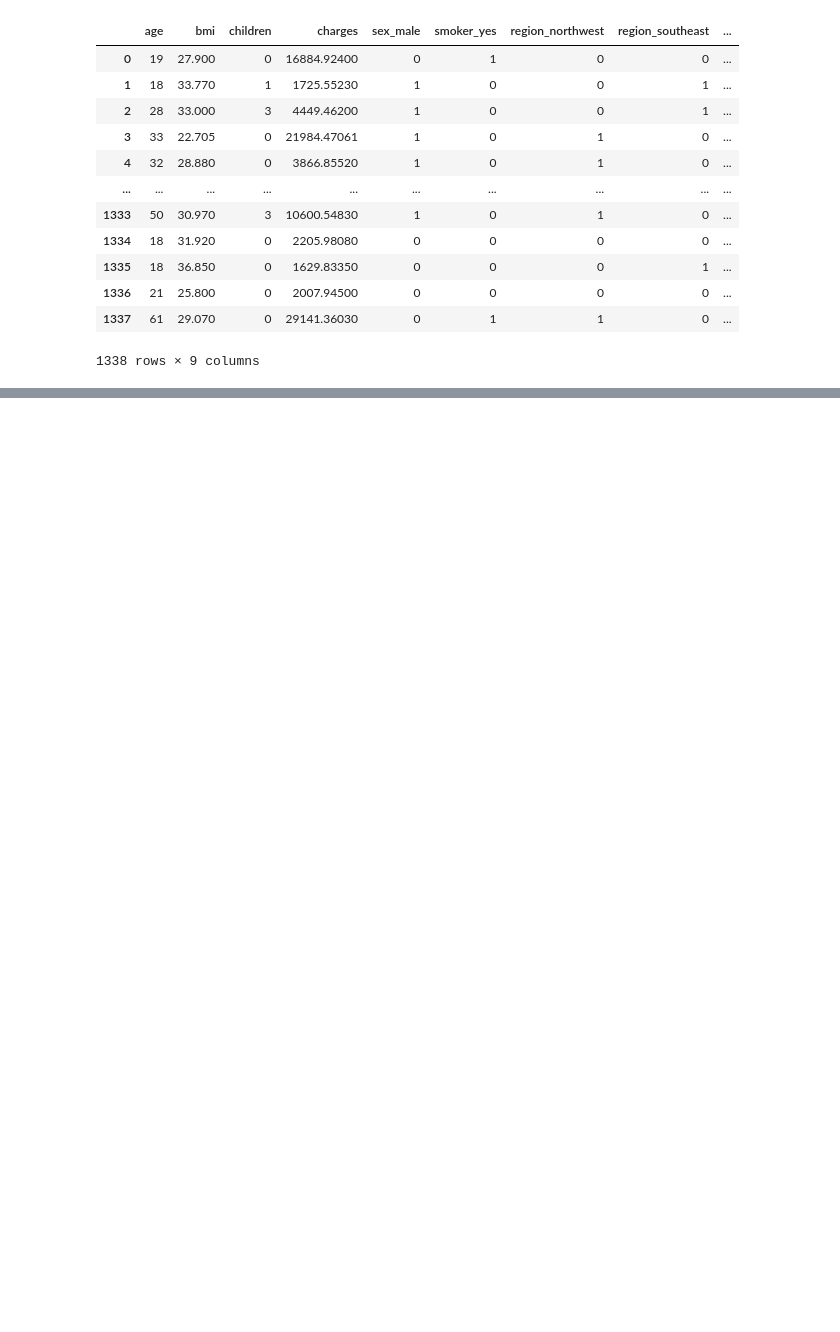
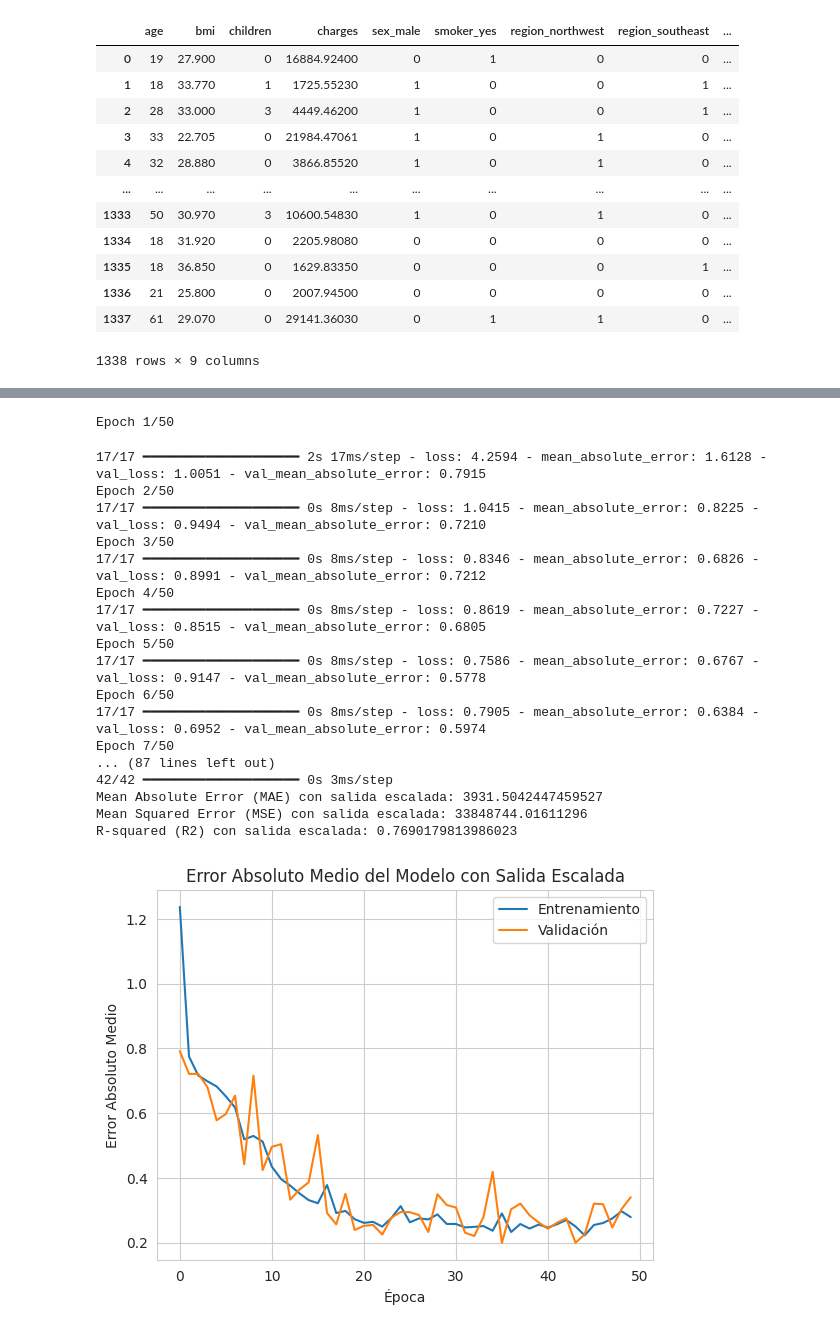
Before and after one commit to FelicianoRN01/PIA, a Jupyter notebook: Proyecto comparación de resultados/Proyecto comparación de resultados.ipynb, the cells around one changed output, grey strips where cells are left out. Saved outputs shown, nothing was run; the diff lists cells and outputs as text; code cells hidden in the pictures; blank space fills up the shorter version.

```diff
--- a/Proyecto comparación de resultados/Proyecto comparación de resultados.ipynb
+++ b/Proyecto comparación de resultados/Proyecto comparación de resultados.ipynb
@@ -103,0 +253,67 @@ df_encoded
+# %%
+from sklearn.preprocessing import StandardScaler
+from tensorflow.keras.models import Sequential
+from tensorflow.keras.layers import Dense
+from sklearn.metrics import mean_absolute_error, mean_squared_error, r2_score
+
+# Escalar la variable objetivo (salida)
+scaler_y = StandardScaler()
+y_scaled = scaler_y.fit_transform(y.values.reshape(-1, 1))
+
+# Crear el modelo de red neuronal secuencial
+model_output_scaled = Sequential()
+model_output_scaled.add(Dense(128, input_dim=X.shape[1], activation='elu'))
+model_output_scaled.add(Dense(128, activation='elu'))
+model_output_scaled.add(Dense(128, activation='elu'))
+model_output_scaled.add(Dense(128, activation='elu'))
+model_output_scaled.add(Dense(128, activation='elu'))
+model_output_scaled.add(Dense(1, activation='linear'))
+
+# Compilar el modelo
+model_output_scaled.compile(optimizer='adam', loss='mean_squared_error', metrics=['mean_absolute_error'])
+
+# Entrenar el modelo
+history_output_scaled = model_output_scaled.fit(X, y_scaled, epochs=50, batch_size=64, validation_split=0.2)
+
+# Evaluar el modelo en el conjunto de validación
+y_pred_scaled = model_output_scaled.predict(X)
+y_pred = scaler_y.inverse_transform(y_pred_scaled)
+
+# Calcular las métricas
+mae_output_scaled = mean_absolute_error(y, y_pred)
+mse_output_scaled = mean_squared_error(y, y_pred)
+r2_output_scaled = r2_score(y, y_pred)
+
+# Mostrar las métricas
+print(f"Mean Absolute Error (MAE) con salida escalada: {mae_output_scaled}")
+print(f"Mean Squared Error (MSE) con salida escalada: {mse_output_scaled}")
+print(f"R-squared (R2) con salida escalada: {r2_output_scaled}")
+
+# Mostrar la métrica de error absoluto medio durante el entrenamiento
+plt.plot(history_output_scaled.history['mean_absolute_error'])
+plt.plot(history_output_scaled.history['val_mean_absolute_error'])
+plt.title('Error Absoluto Medio del Modelo con Salida Escalada')
+plt.ylabel('Error Absoluto Medio')
+plt.xlabel('Época')
+plt.legend(['Entrenamiento', 'Validación'], loc='upper right')
+plt.show()
+# %% [output]
+Epoch 1/50
+17/17 ━━━━━━━━━━━━━━━━━━━━ 2s 17ms/step - loss: 4.2594 - mean_absolute_error: 1.6128 - val_loss: 1.0051 - val_mean_absolute_error: 0.7915
+Epoch 2/50
+17/17 ━━━━━━━━━━━━━━━━━━━━ 0s 8ms/step - loss: 1.0415 - mean_absolute_error: 0.8225 - val_loss: 0.9494 - val_mean_absolute_error: 0.7210
+Epoch 3/50
+17/17 ━━━━━━━━━━━━━━━━━━━━ 0s 8ms/step - loss: 0.8346 - mean_absolute_error: 0.6826 - val_loss: 0.8991 - val_mean_absolute_error: 0.7212
+Epoch 4/50
+17/17 ━━━━━━━━━━━━━━━━━━━━ 0s 8ms/step - loss: 0.8619 - mean_absolute_error: 0.7227 - val_loss: 0.8515 - val_mean_absolute_error: 0.6805
+Epoch 5/50
+17/17 ━━━━━━━━━━━━━━━━━━━━ 0s 8ms/step - loss: 0.7586 - mean_absolute_error: 0.6767 - val_loss: 0.9147 - val_mean_absolute_error: 0.5778
+Epoch 6/50
+17/17 ━━━━━━━━━━━━━━━━━━━━ 0s 8ms/step - loss: 0.7905 - mean_absolute_error: 0.6384 - val_loss: 0.6952 - val_mean_absolute_error: 0.5974
+Epoch 7/50
+... (87 lines left out)
+42/42 ━━━━━━━━━━━━━━━━━━━━ 0s 3ms/step
+Mean Absolute Error (MAE) con salida escalada: 3931.5042447459527
+Mean Squared Error (MSE) con salida escalada: 33848744.01611296
+R-squared (R2) con salida escalada: 0.7690179813986023
+[figure, added]
```
Also changed, not shown: parts of 17 cells of this notebook, 1 other file.
